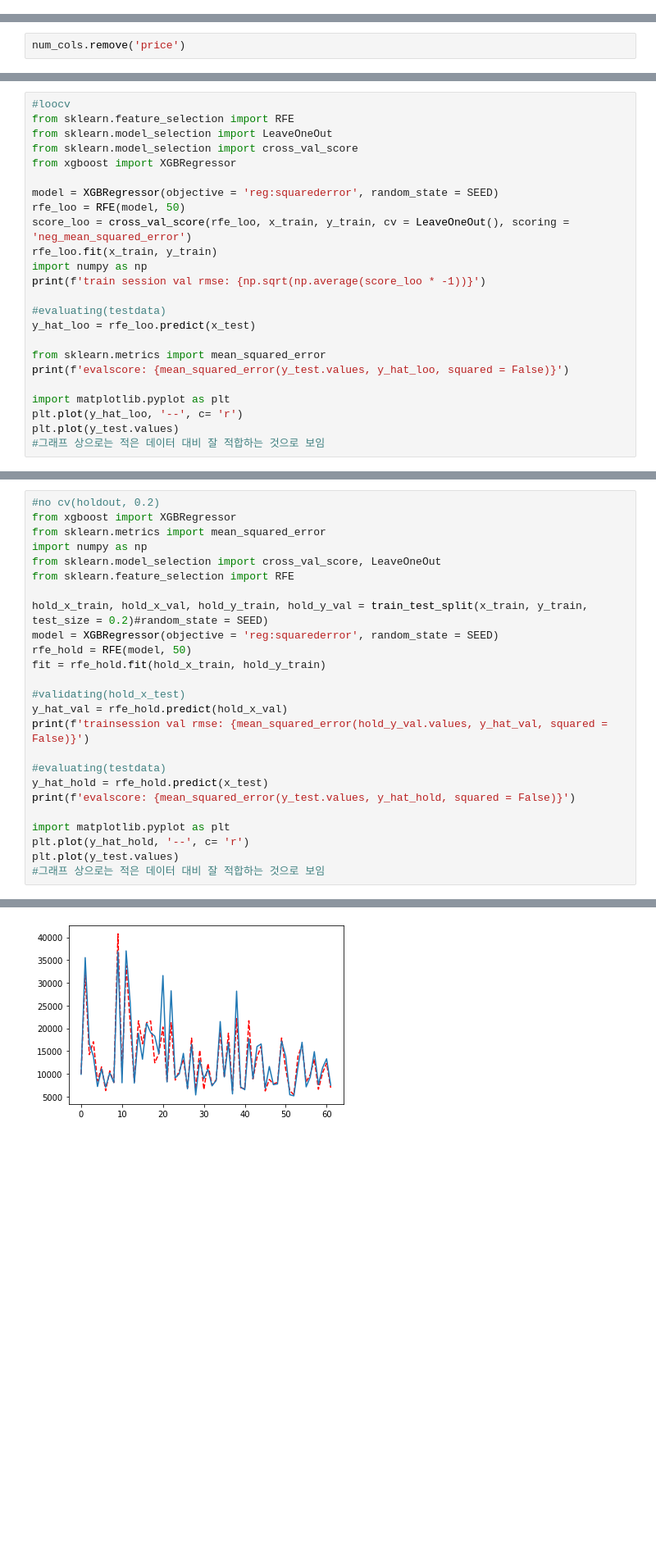
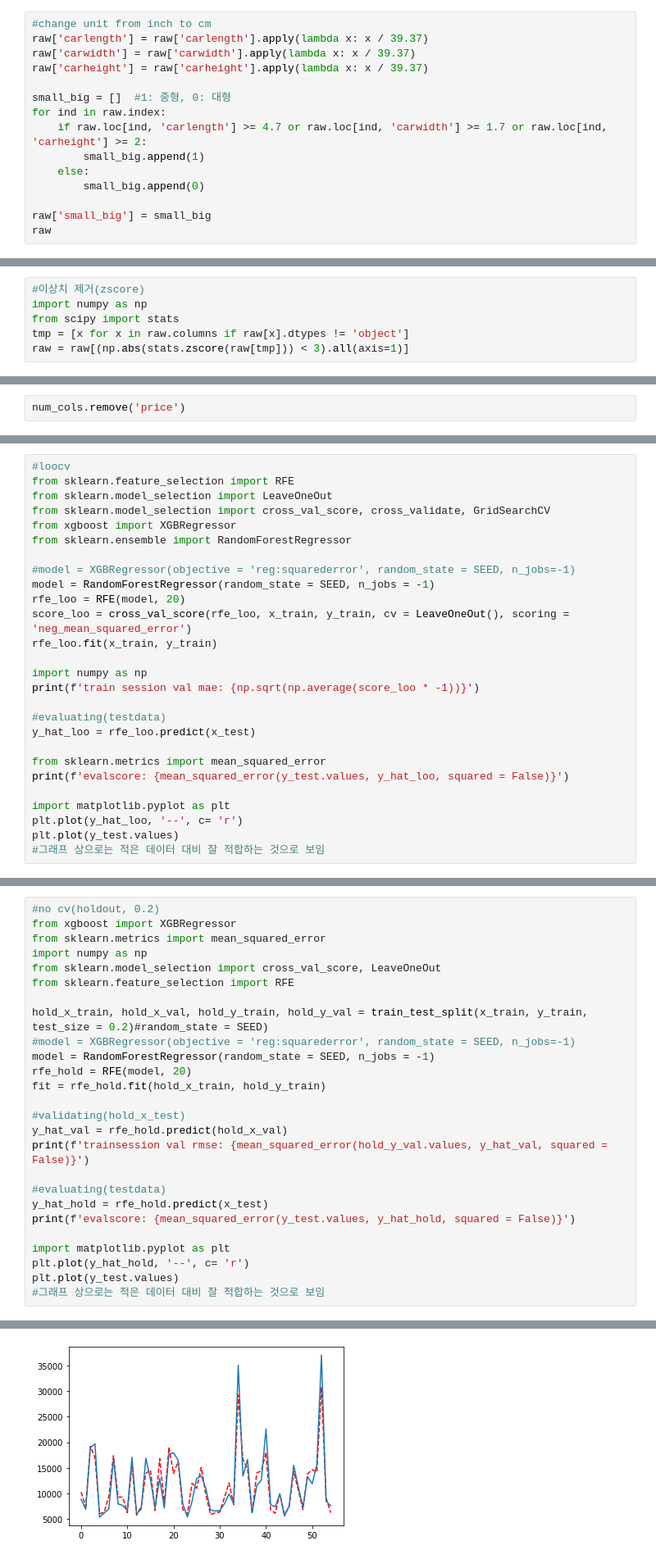
Before and after one commit to kmouleejunhyuk/bigdata_analysist_practical, a Jupyter notebook: carprice_regression.ipynb, the cells around one changed output, grey strips where cells are left out. Shown at 82% size. Drawn from its saved outputs; the diff is of its cells as text; blank space fills up the shorter version.

```diff
--- a/carprice_regression.ipynb
+++ b/carprice_regression.ipynb
@@ -85,3 +97,18 @@ dtype: int64
 raw.duplicated().sum()
 # %% [output]
 0
+# %%
+#change unit from inch to cm
+raw['carlength'] = raw['carlength'].apply(lambda x: x / 39.37)
+raw['carwidth'] = raw['carwidth'].apply(lambda x: x / 39.37)
+raw['carheight'] = raw['carheight'].apply(lambda x: x / 39.37)
+
+small_big = []  #1: 중형, 0: 대형
+for ind in raw.index:
+    if raw.loc[ind, 'carlength'] >= 4.7 or raw.loc[ind, 'carwidth'] >= 1.7 or raw.loc[ind, 'carheight'] >= 2:
+        small_big.append(1)
+    else:
+        small_big.append(0)
+
+raw['small_big'] = small_big
+raw
@@ -88,3 +129,9 @@ raw.duplicated().sum()
+# %%
+#이상치 제거(zscore)
+import numpy as np
+from scipy import stats
+tmp = [x for x in raw.columns if raw[x].dtypes != 'object']
+raw = raw[(np.abs(stats.zscore(raw[tmp])) < 3).all(axis=1)]
 # %%
 #범주형 데이터의 종류와 비율 확인
 for col in raw.columns:
@@ -341,15 +367,18 @@ sorted(sklearn.metrics.SCORERS.keys())
 #loocv
 from sklearn.feature_selection import RFE
 from sklearn.model_selection import LeaveOneOut
-from sklearn.model_selection import cross_val_score
+from sklearn.model_selection import cross_val_score, cross_validate, GridSearchCV
 from xgboost import XGBRegressor
+from sklearn.ensemble import RandomForestRegressor
 
-model = XGBRegressor(objective = 'reg:squarederror', random_state = SEED)
-rfe_loo = RFE(model, 50)
+#model = XGBRegressor(objective = 'reg:squarederror', random_state = SEED, n_jobs=-1)
+model = RandomForestRegressor(random_state = SEED, n_jobs = -1)
+rfe_loo = RFE(model, 20)
 score_loo = cross_val_score(rfe_loo, x_train, y_train, cv = LeaveOneOut(), scoring = 'neg_mean_squared_error')
 rfe_loo.fit(x_train, y_train)
+
 import numpy as np
-print(f'train session val rmse: {np.sqrt(np.average(score_loo * -1))}')
+print(f'train session val mae: {np.sqrt(np.average(score_loo * -1))}')
 
 #evaluating(testdata)
 y_hat_loo = rfe_loo.predict(x_test)
@@ -375,8 +404,9 @@ from sklearn.model_selection import cross_val_score, LeaveOneOut
 from sklearn.feature_selection import RFE
 
 hold_x_train, hold_x_val, hold_y_train, hold_y_val = train_test_split(x_train, y_train, test_size = 0.2)#random_state = SEED)
-model = XGBRegressor(objective = 'reg:squarederror', random_state = SEED)
-rfe_hold = RFE(model, 50)
+#model = XGBRegressor(objective = 'reg:squarederror', random_state = SEED, n_jobs=-1)
+model = RandomForestRegressor(random_state = SEED, n_jobs = -1)
+rfe_hold = RFE(model, 20)
 fit = rfe_hold.fit(hold_x_train, hold_y_train)
 
 #validating(hold_x_test)
@@ -397,2 +427,2 @@ evalscore: 2638.2269693373605
 [<matplotlib.lines.Line2D at 0x...>]
-[figure, old version]
+[figure, new version]
```
Also changed, not shown: parts of 19 cells of this notebook.
